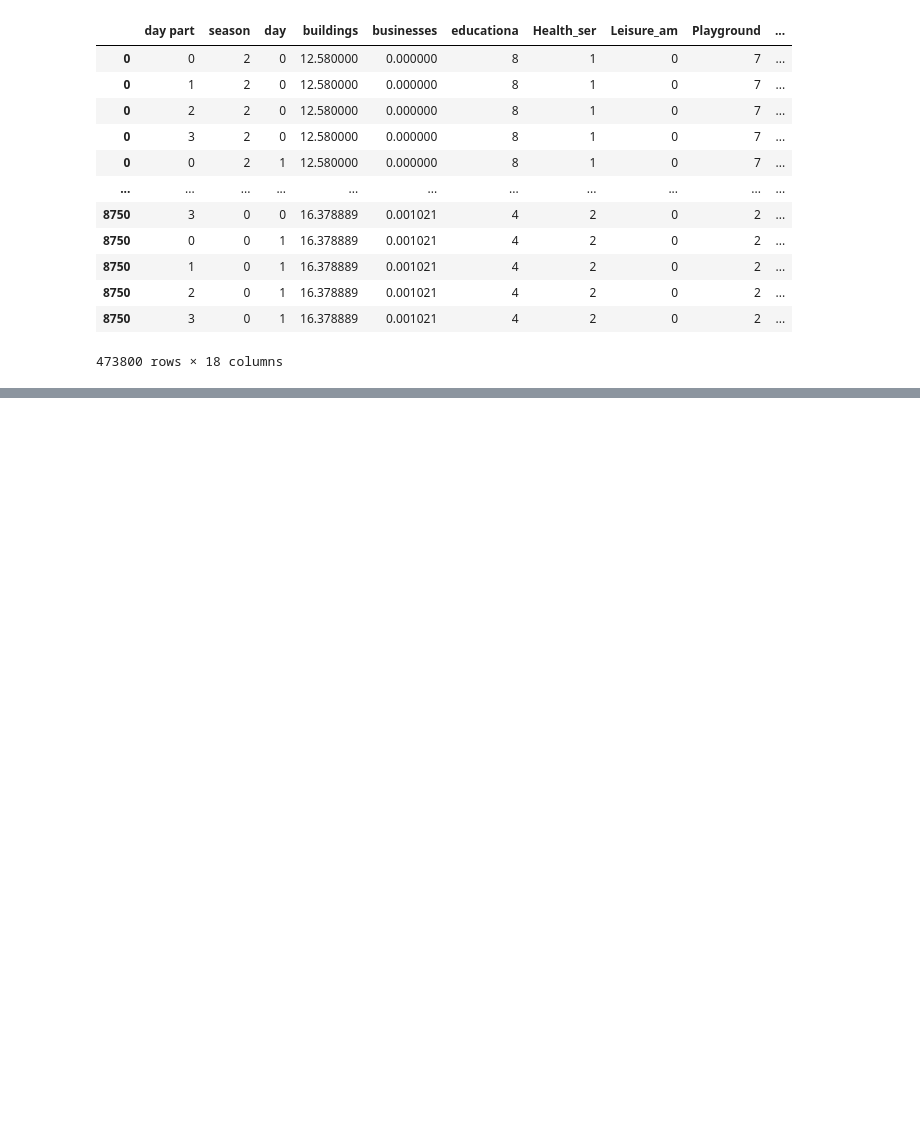
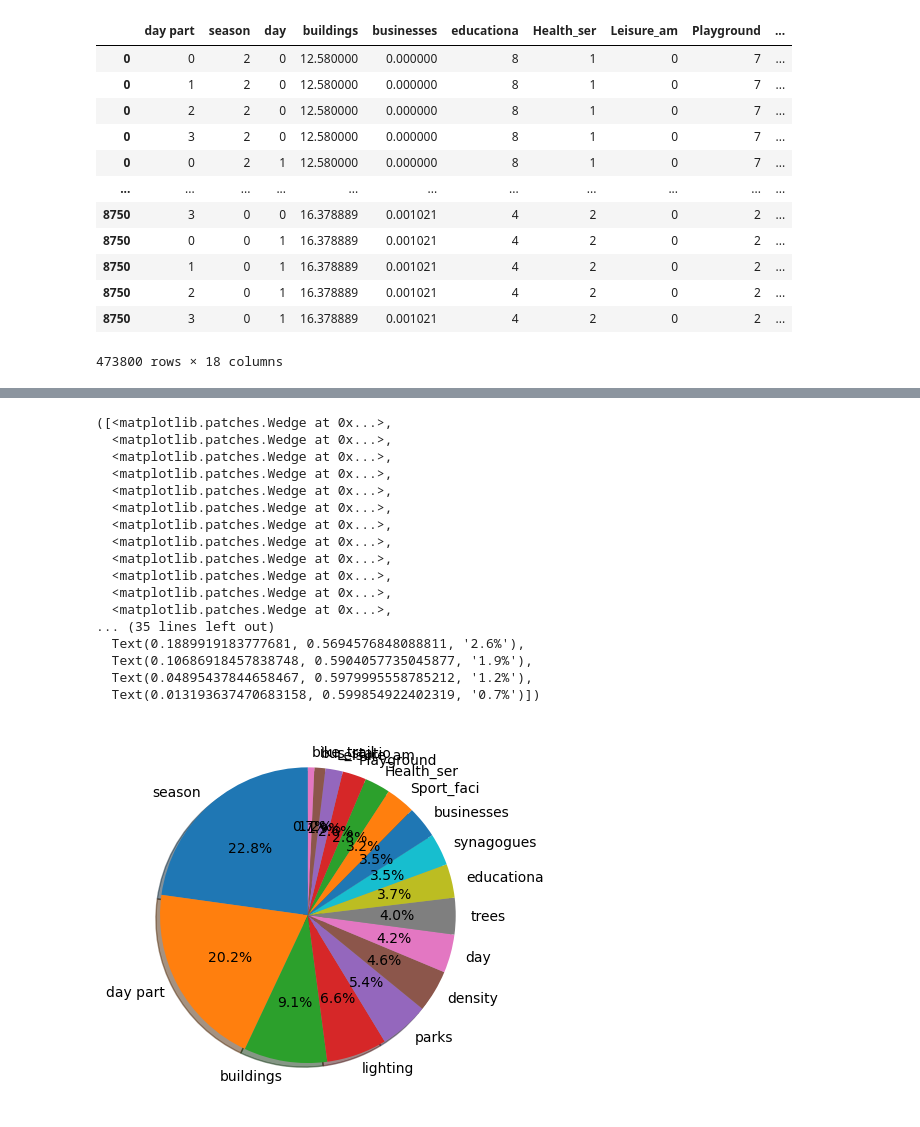
Before and after one commit to achic19/micro_walking, a Jupyter notebook: notebook/ml.ipynb, the cells around one changed output, grey strips where cells are left out. Cells and saved outputs as stored; diff of their text form; code cells hidden in the pictures; blank space fills up the shorter version.

```diff
--- a/notebook/ml.ipynb
+++ b/notebook/ml.ipynb
@@ -120,10 +125,11 @@ from sklearn.tree import DecisionTreeClassifier
 from sklearn.ensemble import RandomForestClassifier
 from sklearn.feature_selection import SelectFromModel
 
-clf = DecisionTreeClassifier(random_state=0)
-x_tree = ml_df.drop(columns=[ped_level]).to_numpy()
+# clf = DecisionTreeClassifier(random_state=0)
+data_feature = ml_df.drop(columns=[ped_level])
+x_tree = data_feature.to_numpy()
 y_tree = ml_df[ped_level].to_numpy()
 
-dt = clf.fit(x_tree, y_tree)
-model = SelectFromModel(dt, prefit=True)
-X_new = model.transform(x_tree)
+# dt = clf.fit(x_tree, y_tree)
+# model = SelectFromModel(dt, prefit=True)
+# X_new = model.transform(x_tree)
@@ -200,0 +192,3 @@ array([[12906,  5006,  2687,  1172,   373],
+# %%
+dt = DecisionTreeClassifier(random_state=0,criterion='entropy', max_features='auto', splitter='best').fit(x_tree, y_tree)
+dt.feature_importances_.round(3)*100
@@ -200,0 +198,4 @@ array([[12906,  5006,  2687,  1172,   373],
+# %%
+features_cols = data_feature.columns
+new_df = DataFrame(data={'feature_importances':dt.feature_importances_.round(3)*100,'features_name':data_feature.columns}).sort_values('feature_importances',ascending=0)
+new_df
@@ -200,0 +221,24 @@ array([[12906,  5006,  2687,  1172,   373],
+# %%
+
+fig1, ax1 = plt.subplots()
+ax1.pie(new_df['feature_importances'], labels=new_df['features_name'], autopct='%1.1f%%',
+        shadow=True, startangle=90)
+# %% [output]
+([<matplotlib.patches.Wedge at 0x...>,
+  <matplotlib.patches.Wedge at 0x...>,
+  <matplotlib.patches.Wedge at 0x...>,
+  <matplotlib.patches.Wedge at 0x...>,
+  <matplotlib.patches.Wedge at 0x...>,
+  <matplotlib.patches.Wedge at 0x...>,
+  <matplotlib.patches.Wedge at 0x...>,
+  <matplotlib.patches.Wedge at 0x...>,
+  <matplotlib.patches.Wedge at 0x...>,
+  <matplotlib.patches.Wedge at 0x...>,
+  <matplotlib.patches.Wedge at 0x...>,
+  <matplotlib.patches.Wedge at 0x...>,
+... (35 lines left out)
+  Text(0.1889919183777681, 0.5694576848088811, '2.6%'),
+  Text(0.10686918457838748, 0.5904057735045877, '1.9%'),
+  Text(0.04895437844658467, 0.5979995558785212, '1.2%'),
+  Text(0.013193637470683158, 0.599854922402319, '0.7%')])
+[figure, added]
```
Also changed, not shown: parts of 15 cells of this notebook.
